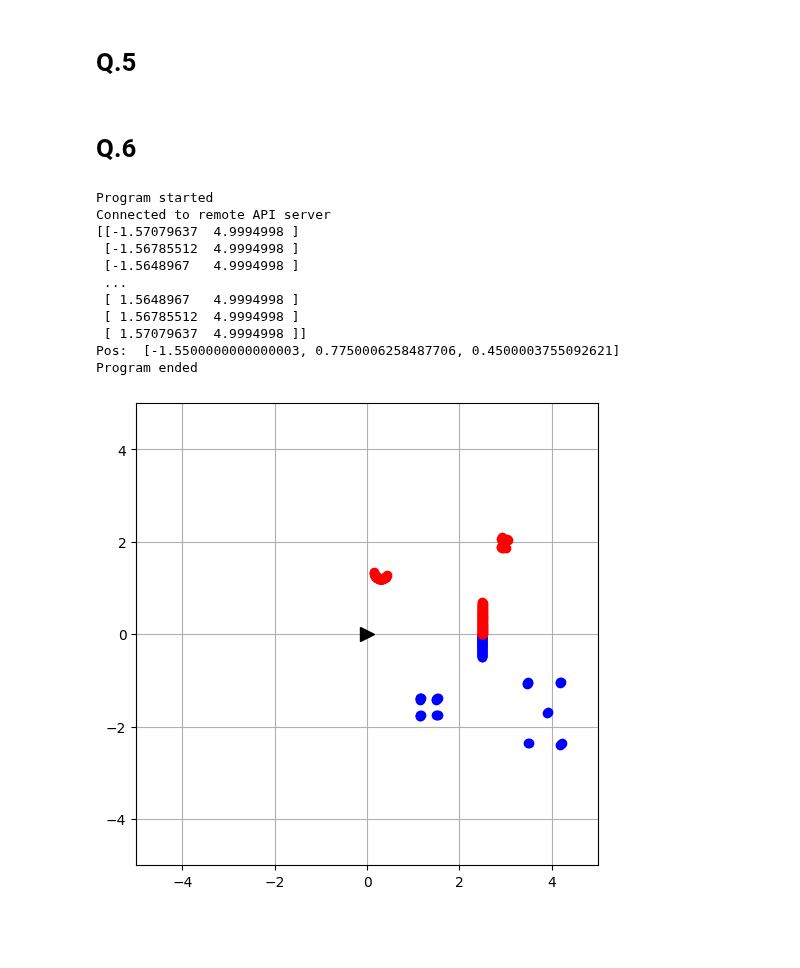
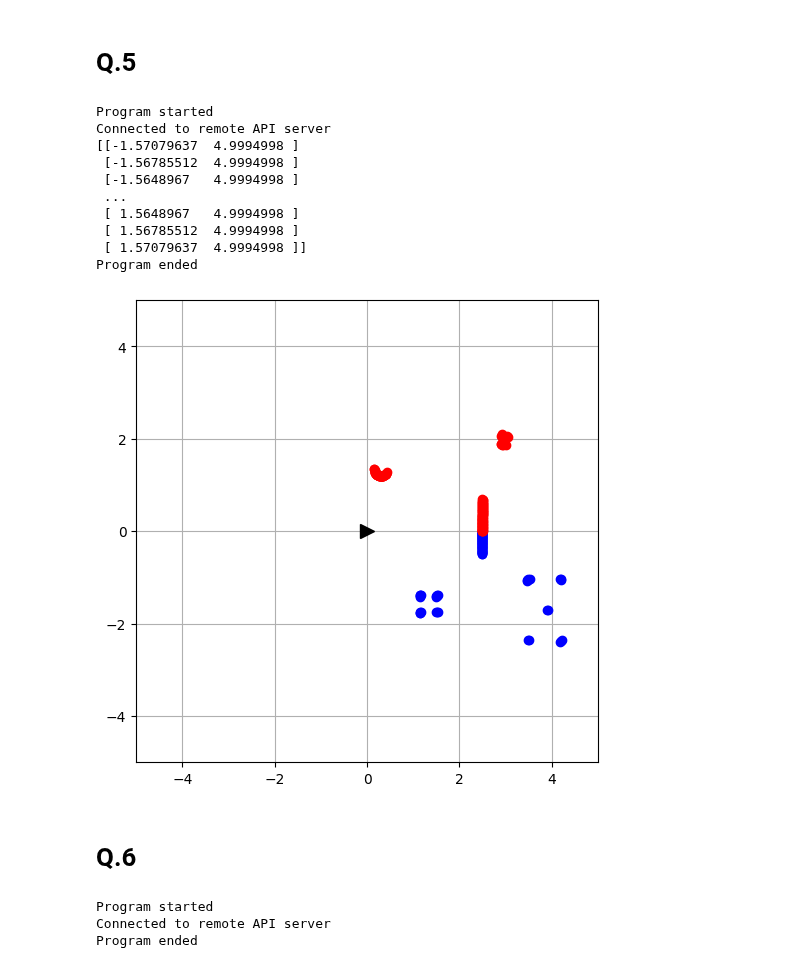
Before and after one commit to EnnesJp/robotica-movel-tp1, a Jupyter notebook: robotica-movel-tp1.ipynb, the cells around one changed output. Drawn from its saved outputs; the diff is of its cells as text; code cells hidden in the pictures; blank space fills up the shorter version.

```diff
--- a/robotica-movel-tp1.ipynb
+++ b/robotica-movel-tp1.ipynb
@@ -227,2 +283,45 @@ sim.setObjectOrientation(robot, [.0, .0, theta])
+# %%
+print ('Program started')
+sim.startSimulation() # Connect to CoppeliaSim
+
+print ('Connected to remote API server')
+
+# Handle para o ROBÔ
+robotname = '/Pioneer_p3dx'
+sensor1Handle = sim.getObject(robotname)
+
+# Handle para as juntas das RODAS
+l_wheel = sim.getObject(robotname + '_leftMotor')
+r_wheel = sim.getObject(robotname + '_rightMotor')
+
+# Handle para os dados do LASER
+laser_range_data = "hokuyo_range_data"
+laser_angle_data = "hokuyo_angle_data"
+
+range_data = sim.getStringSignal(laser_range_data)
+
+# Prosseguindo com as leituras
+raw_range_data, raw_angle_data = readSensorData(laser_range_data, laser_angle_data)
+laser_data = np.array([raw_angle_data, raw_range_data]).T
+
+print(laser_data)
+draw_laser_data(laser_data)
+
+# Parando a simulação
+sim.stopSimulation()
+
+print ('Program ended')
+# %% [output]
+Program started
+Connected to remote API server
+[[-1.57079637  4.9994998 ]
+ [-1.56785512  4.9994998 ]
+ [-1.5648967   4.9994998 ]
+ ...
+ [ 1.5648967   4.9994998 ]
+ [ 1.56785512  4.9994998 ]
+ [ 1.57079637  4.9994998 ]]
+Program ended
+[figure, added]
 # %% [markdown]
 # Q.6
@@ -285,10 +328,4 @@ def draw_laser_data(laser_data, max_sensor_range=5):
 # %%
-####################################################################################
-#                                                                                  #
-#                 LEMBRE-SE QUE A SIMULAÇÃO DEVE ESTAR EM EXECUÇÃO!                #
-#                                                                                  #
-####################################################################################
-
 print ('Program started')
 sim.startSimulation() # Connect to CoppeliaSim
 
@@ -305,18 +342,6 @@ r_wheel = sim.getObject(robotname + '_rightMotor')
 # Handle para os dados do LASER
 laser_range_data = "hokuyo_range_data"
 laser_angle_data = "hokuyo_angle_data"
-
-range_data = sim.getStringSignal(laser_range_data)
-
-# Prosseguindo com as leituras
-raw_range_data, raw_angle_data = readSensorData(laser_range_data, laser_angle_data)
-laser_data = np.array([raw_angle_data, raw_range_data]).T
-
-print(laser_data)
-draw_laser_data(laser_data)
-
-pos = sim.getObjectPosition(robotHandle, -1)
-print('Pos: ', pos)
 
 # Dados do Pioneer
 L = 0.381   # Metros
@@ -376,13 +401,4 @@ print ('Program ended')
 # %% [output]
 Program started
 Connected to remote API server
-[[-1.57079637  4.9994998 ]
- [-1.56785512  4.9994998 ]
- [-1.5648967   4.9994998 ]
- ...
- [ 1.5648967   4.9994998 ]
- [ 1.56785512  4.9994998 ]
- [ 1.57079637  4.9994998 ]]
-Pos:  [-1.5500000000000003, 0.7750006258487706, 0.4500003755092621]
 Program ended
-[figure, removed]
```
Also changed, not shown: parts of 3 cells of this notebook.
